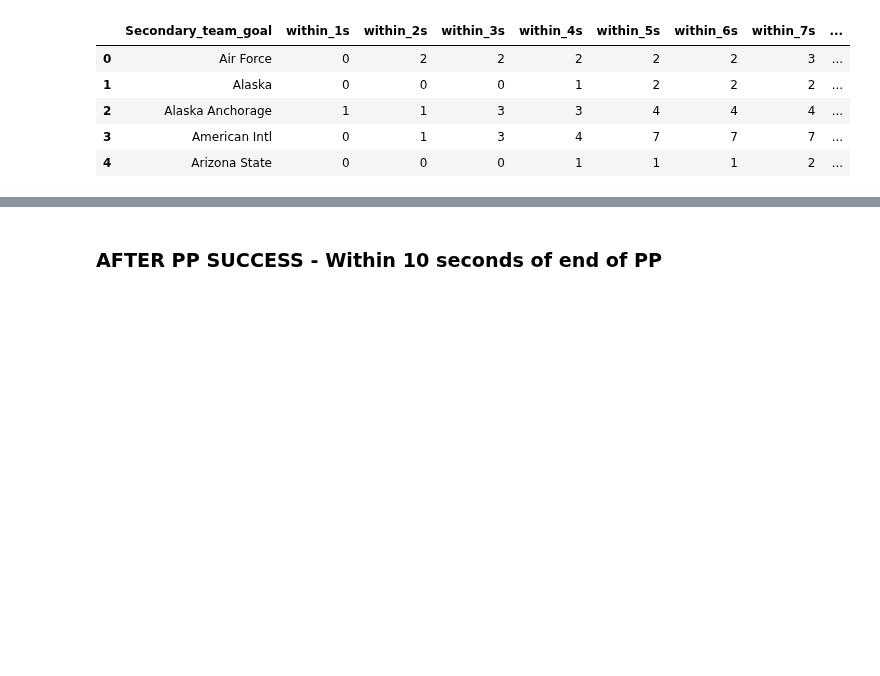
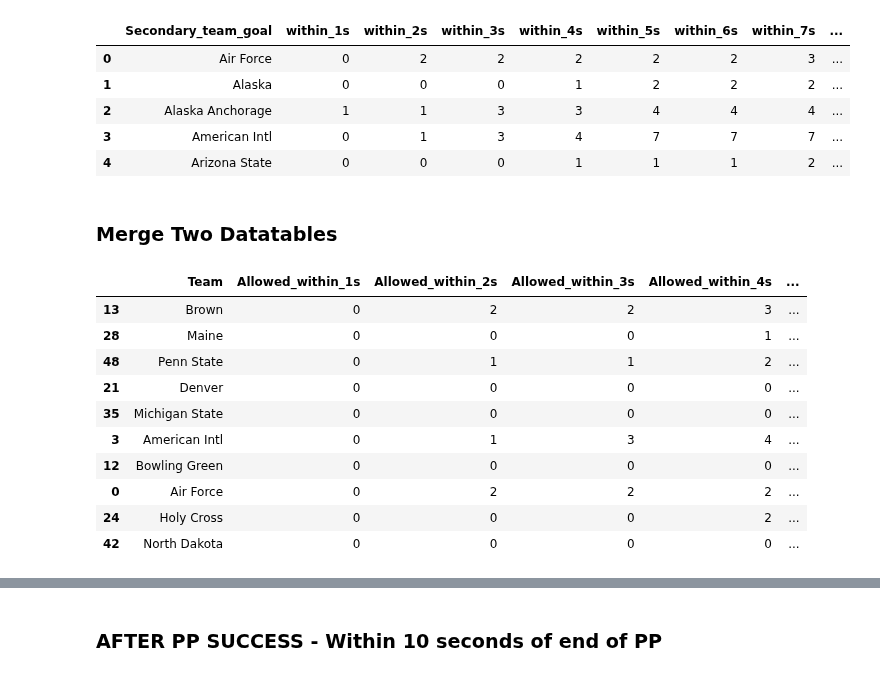
Before and after one commit to JSmith1826/college_hockey_2425, a Jupyter notebook: workbook/Play_by_Play_Explorer.ipynb, the cells around one changed output, grey strips where cells are left out. Cells and saved outputs as stored; diff of their text form; code cells hidden in the pictures; blank space fills up the shorter version.

```diff
--- a/workbook/Play_by_Play_Explorer.ipynb
+++ b/workbook/Play_by_Play_Explorer.ipynb
@@ -239,7 +174,7 @@ merged_allowed_df = merged_allowed_df[merged_allowed_df['time_diff'] > 0]
 
 merged_allowed_df.head()
 # Count goals per team in different time frames
-teams_goal_counts = merged_allowed_df.groupby('Secondary_team_goal')['time_diff'].agg(
+teams_goal_allowed = merged_allowed_df.groupby('Secondary_team_goal')['time_diff'].agg(
     within_1s=lambda x: (x <= 1).sum(),
     within_2s=lambda x: (x <= 2).sum(),
     within_3s=lambda x: (x <= 3).sum(),
@@ -252,14 +187,15 @@ teams_goal_counts = merged_allowed_df.groupby('Secondary_team_goal')['time_diff'
     within_10s=lambda x: (x <= 10).sum()
 ).reset_index()
 
+## LEGACY
 # Add the total goals scored by each team
-total_goals_per_team = goal_events['Secondary_team'].value_counts().reset_index()
-total_goals_per_team.columns = ['Secondary_team', 'Total_Goals']
+# total_goals_per_team = goal_events['Secondary_team'].value_counts().reset_index()
+# total_goals_per_team.columns = ['Secondary_team', 'Total_Goals']
 
 # Merge with the team goal counts
 
 
-teams_goal_counts.head()
+# teams_goal_allowed.head()
 # %% [output]
 |  | Secondary_team_goal | within_1s | within_2s | within_3s | within_4s | within_5s | within_6s | within_7s | ... |
 | 0 | Air Force | 0 | 2 | 2 | 2 | 2 | 2 | 3 | ... |
@@ -267,3 +203,32 @@ teams_goal_counts.head()
 | 2 | Alaska Anchorage | 1 | 1 | 3 | 3 | 4 | 4 | 4 | ... |
 | 3 | American Intl | 0 | 1 | 3 | 4 | 7 | 7 | 7 | ... |
 | 4 | Arizona State | 0 | 0 | 0 | 1 | 1 | 1 | 2 | ... |
+# %%
+# Add the season total of goals allowed by each team
+total_goals_allowed_per_team = goal_events['Secondary_team'].value_counts().reset_index()
+total_goals_allowed_per_team.columns = ['Secondary_team_goal', 'Total_Goals_Allowed']
+
+# add the data into the teams_goal_allowed dataframe
+teams_goal_allowed = teams_goal_allowed.merge(total_goals_allowed_per_team, on='Secondary_team_goal', how='left')
+# %% [markdown]
+### Merge Two Datatables
+# %%
+# Rename columns for clarity in the allowed goals DataFrame
+teams_goal_allowed.columns = ['Team', 'Allowed_within_1s', 'Allowed_within_2s', 'Allowed_within_3s',
+                               'Allowed_within_4s', 'Allowed_within_5s', 'Allowed_within_6s', 'Allowed_within_7s',
+                               'Allowed_within_8s', 'Allowed_within_9s', 'Allowed_within_10s', 'Total_Goals_Allowed']
+
+# Check the data
+teams_goal_allowed.sample(10)
+# %% [output]
+|  | Team | Allowed_within_1s | Allowed_within_2s | Allowed_within_3s | Allowed_within_4s | ... |
+| 13 | Brown | 0 | 2 | 2 | 3 | ... |
+| 28 | Maine | 0 | 0 | 0 | 1 | ... |
+| 48 | Penn State | 0 | 1 | 1 | 2 | ... |
+| 21 | Denver | 0 | 0 | 0 | 0 | ... |
+| 35 | Michigan State | 0 | 0 | 0 | 0 | ... |
+| 3 | American Intl | 0 | 1 | 3 | 4 | ... |
+| 12 | Bowling Green | 0 | 0 | 0 | 0 | ... |
+| 0 | Air Force | 0 | 2 | 2 | 2 | ... |
+| 24 | Holy Cross | 0 | 0 | 0 | 2 | ... |
+| 42 | North Dakota | 0 | 0 | 0 | 0 | ... |
```
Also changed, not shown: parts of 15 cells of this notebook, 2 other files.
